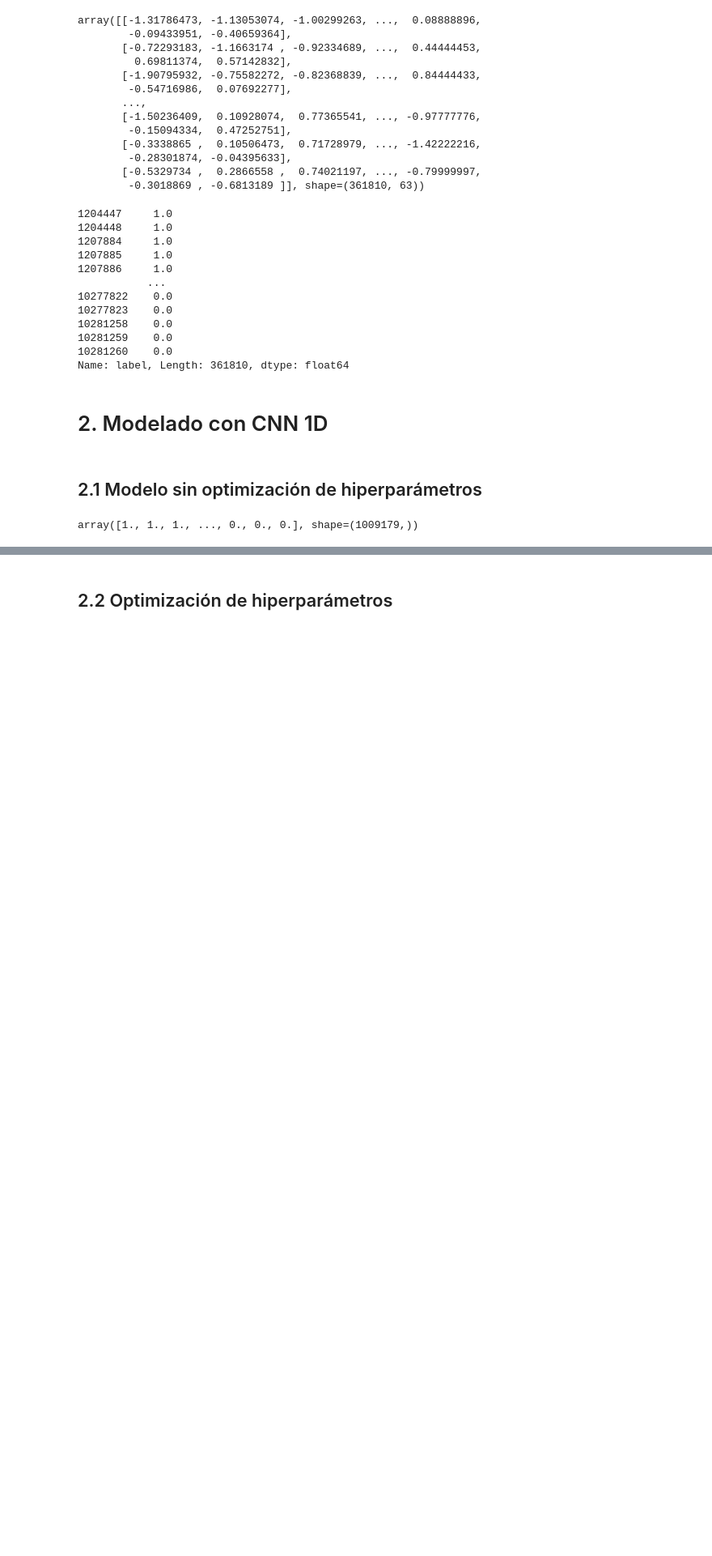
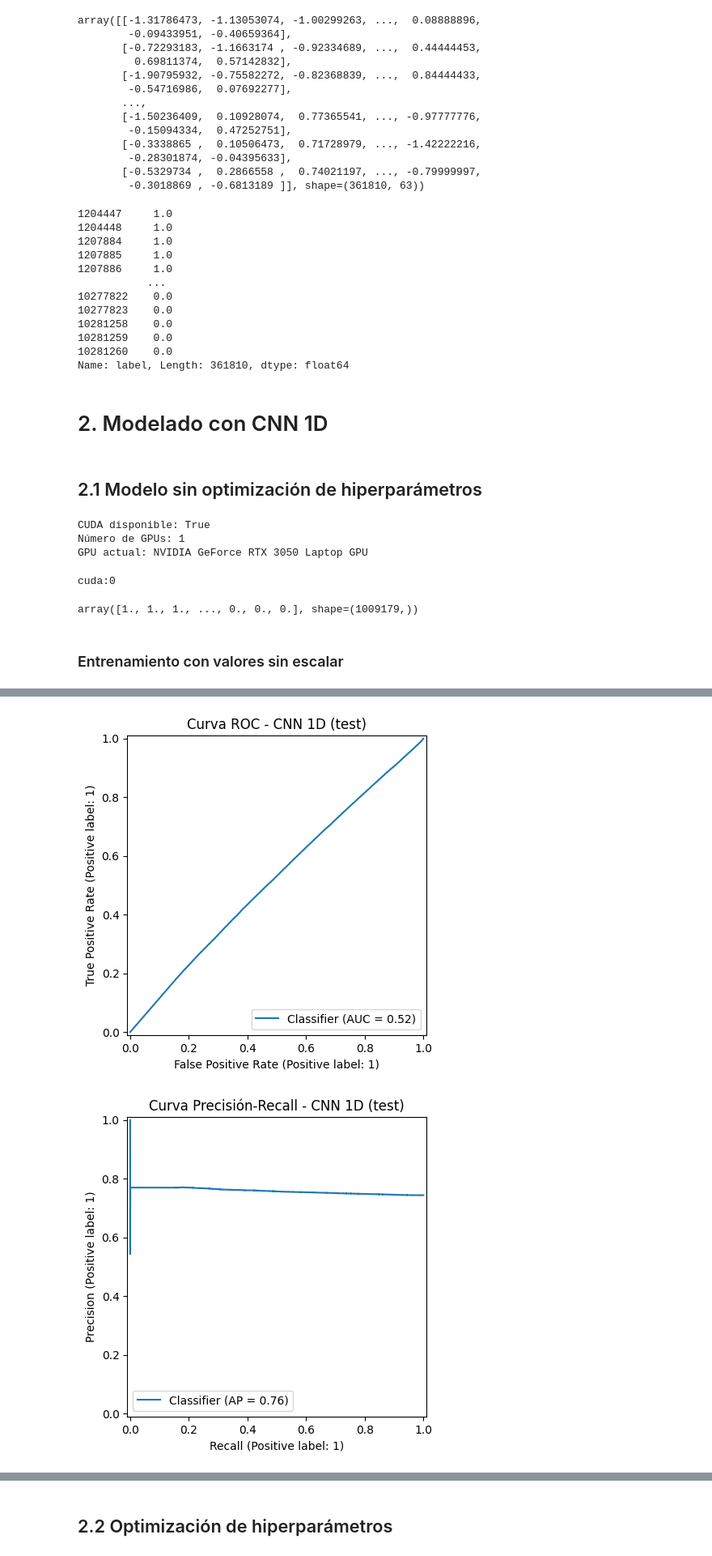
Before and after one commit to johnma96/thesis, a Jupyter notebook: notebooks/304-jmmz-dl-binary-modeling.ipynb, the cells around one changed output, grey strips where cells are left out. Shown at 81% size. Saved outputs shown, nothing was run; the diff lists cells and outputs as text; code cells hidden in the pictures; blank space fills up the shorter version.

```diff
--- a/notebooks/304-jmmz-dl-binary-modeling.ipynb
+++ b/notebooks/304-jmmz-dl-binary-modeling.ipynb
@@ -1106,12 +1160,6 @@ def train_cnn_1d(X_train, y_train, X_val, y_val, X_test, y_test,
     np.random.seed(seed)
     device = torch.device('cuda' if torch.cuda.is_available() else 'cpu')
 
-    # Normalización robusta (mediana/IQR) con TRAIN
-    scaler = RobustScaler(with_centering=True, with_scaling=True, quantile_range=(25, 75))
-    X_train_n = scaler.fit_transform(X_train)
-    X_val_n   = scaler.transform(X_val)
-    X_test_n  = scaler.transform(X_test)
-
     # Tensores y loaders
     def to_loader(X, y, shuffle, bs):
         X_t = torch.from_numpy(X.astype(np.float32)).unsqueeze(1)  # [N, 1, L]
@@ -1119,9 +1167,9 @@ def train_cnn_1d(X_train, y_train, X_val, y_val, X_test, y_test,
         ds = TensorDataset(X_t, y_t)
         return DataLoader(ds, batch_size=bs, shuffle=shuffle, num_workers=0, pin_memory=True)
 
-    train_loader = to_loader(X_train_n, y_train, True, batch_size)
-    val_loader   = to_loader(X_val_n,   y_val,   False, batch_size)
-    test_loader  = to_loader(X_test_n,  y_test,  False, batch_size)
+    train_loader = to_loader(X_train, y_train, True, batch_size)
+    val_loader   = to_loader(X_val,   y_val,   False, batch_size)
+    test_loader  = to_loader(X_test,  y_test,  False, batch_size)
 
     # Desbalance: pesos de clase (usar solo TRAIN)
     n_pos = int(np.sum(y_train == 1))
@@ -1147,18 +1195,19 @@ def train_cnn_1d(X_train, y_train, X_val, y_val, X_test, y_test,
         model.train()
         losses = []
         for xb, yb in train_loader:
-            xb = xb.to(device); yb = yb.to(device)
+            xb = xb.to(device, non_blocking=True); yb = yb.to(device, non_blocking=True)
             logits = model(xb)
             loss = criterion(logits, yb)
             optimizer.zero_grad(); loss.backward(); optimizer.step()
             losses.append(loss.item())
+            # print(xb.device, yb.device)
 
         # Validación
         model.eval()
         y_true, y_prob = [], []
         with torch.no_grad():
             for xb, yb in val_loader:
-                xb = xb.to(device)
+                xb = xb.to(device, non_blocking=True)
                 logits = model(xb)
                 prob = torch.softmax(logits, dim=1)[:, 1].cpu().numpy()
                 y_prob.extend(prob)
@@ -1194,7 +1243,7 @@ def train_cnn_1d(X_train, y_train, X_val, y_val, X_test, y_test,
     model.eval()
     with torch.no_grad():
         for xb, yb in val_loader:
-            logits = model(xb.to(device))
+            logits = model(xb.to(device, non_blocking=True))
             y_true_val.extend(yb.numpy())
             y_prob_val.extend(torch.softmax(logits, dim=1)[:, 1].cpu().numpy())
 
@@ -1209,7 +1258,7 @@ def train_cnn_1d(X_train, y_train, X_val, y_val, X_test, y_test,
     y_true_test, y_prob_test = [], []
     with torch.no_grad():
         for xb, yb in test_loader:
-            logits = model(xb.to(device))
+            logits = model(xb.to(device, non_blocking=True))
             y_true_test.extend(yb.numpy())
             y_prob_test.extend(torch.softmax(logits, dim=1)[:, 1].cpu().numpy())
 
@@ -1229,8 +1278,33 @@ def train_cnn_1d(X_train, y_train, X_val, y_val, X_test, y_test,
     PrecisionRecallDisplay.from_predictions(y_true_test, y_prob_test)
     plt.title("Curva Precisión-Recall - CNN 1D (test)"); plt.show()
 
-    return model, scaler, {'best_val_pr': best_val_pr, 'best_thr': best_thr}
+    return model, {'best_val_pr': best_val_pr, 'best_thr': best_thr}
+# %%
+print("CUDA disponible:", torch.cuda.is_available())
+print("Número de GPUs:", torch.cuda.device_count())
+print("GPU actual:", torch.cuda.get_device_name(0) if torch.cuda.is_available() else "CPU")
+# %% [output]
+CUDA disponible: True
+Número de GPUs: 1
+GPU actual: NVIDIA GeForce RTX 3050 Laptop GPU
+# %%
+device = torch.device("cuda" if torch.cuda.is_available() else "cpu")
+model = Spectral1DCNN(X_train.shape[1]).to(device, non_blocking=True)
+
+print(next(model.parameters()).device)
+# %% [output]
+cuda:0
 # %%
 y_train.values
 # %% [output]
 array([1., 1., 1., ..., 0., 0., 0.], shape=(1009179,))
+# %% [markdown]
+### Entrenamiento con valores sin escalar
+# %%
+model, info = train_cnn_1d(X_train.values,
+                           y_train.values,
+                           X_val.values,
+                           y_val.values,
+                           X_test.values,
+                           y_test.values)
+# %% [output]
@@ -1236,0 +1328,2 @@ array([1., 1., 1., ..., 0., 0., 0.], shape=(1009179,))
+[figure, added]
+[figure, added]
```
Also changed, not shown: parts of 30 cells of this notebook, 1 other file.
